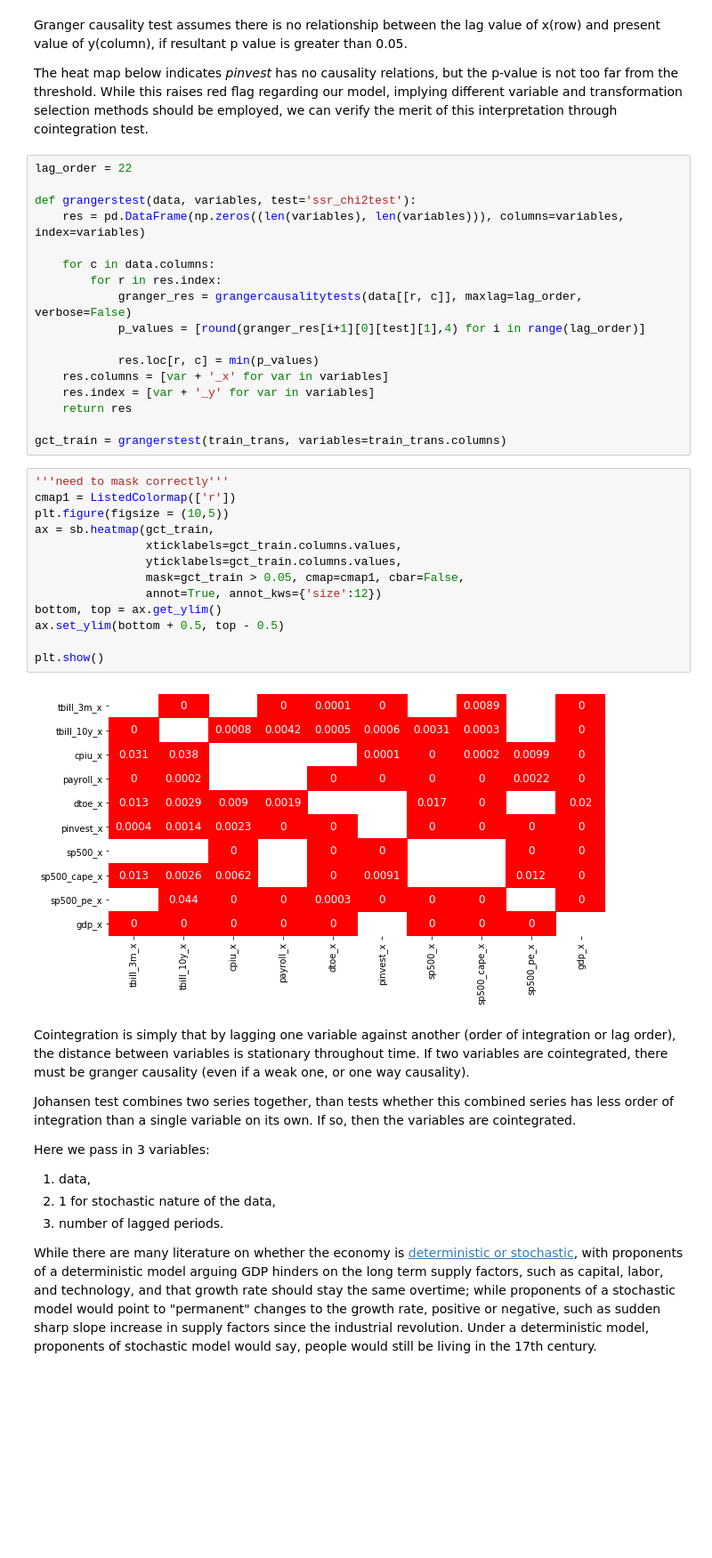
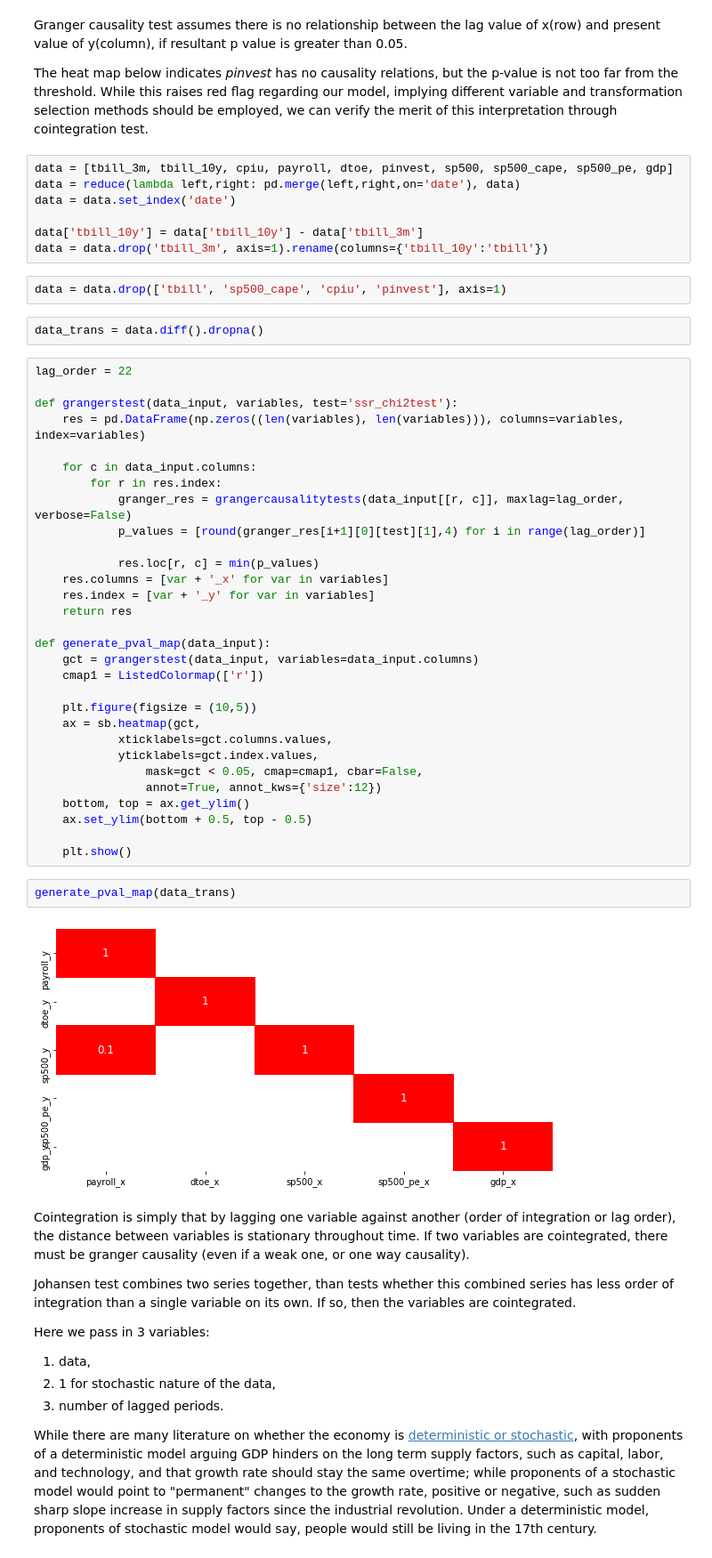
Before and after one commit to jiajunyuan/python-recession-forecaster, a Jupyter notebook: recession_predictor_first_diff.ipynb, the cells around one changed output. Shown: that part at 89% size. Drawn from its saved outputs; the diff is of its cells as text; blank space fills up the shorter version.

```diff
--- a/recession_predictor_first_diff.ipynb
+++ b/recession_predictor_first_diff.ipynb
@@ -429,15 +445,26 @@ VAR Order Selection (* highlights the minimums)
 Granger causality test assumes there is no relationship between the lag value of x(row) and present value of y(column), if resultant p value is greater than 0.05.
 
 The heat map below indicates *pinvest* has no causality relations, but the p-value is not too far from the threshold. While this raises red flag regarding our model, implying different variable and transformation selection methods should be employed, we can verify the merit of this interpretation through cointegration test.
+# %%
+data = [tbill_3m, tbill_10y, cpiu, payroll, dtoe, pinvest, sp500, sp500_cape, sp500_pe, gdp]
+data = reduce(lambda left,right: pd.merge(left,right,on='date'), data)
+data = data.set_index('date')
+
+data['tbill_10y'] = data['tbill_10y'] - data['tbill_3m']
+data = data.drop('tbill_3m', axis=1).rename(columns={'tbill_10y':'tbill'})
+# %%
+data = data.drop(['tbill', 'sp500_cape', 'cpiu', 'pinvest'], axis=1)
+# %%
+data_trans = data.diff().dropna()
 # %%
 lag_order = 22
 
-def grangerstest(data, variables, test='ssr_chi2test'):
+def grangerstest(data_input, variables, test='ssr_chi2test'):
     res = pd.DataFrame(np.zeros((len(variables), len(variables))), columns=variables, index=variables)
 
-    for c in data.columns:
+    for c in data_input.columns:
         for r in res.index:
-            granger_res = grangercausalitytests(data[[r, c]], maxlag=lag_order, verbose=False)
+            granger_res = grangercausalitytests(data_input[[r, c]], maxlag=lag_order, verbose=False)
             p_values = [round(granger_res[i+1][0][test][1],4) for i in range(lag_order)]
 
             res.loc[r, c] = min(p_values)
@@ -445,22 +472,24 @@ def grangerstest(data, variables, test='ssr_chi2test'):
     res.index = [var + '_y' for var in variables]
     return res
 
-gct_train = grangerstest(train_trans, variables=train_trans.columns)
+def generate_pval_map(data_input):
+    gct = grangerstest(data_input, variables=data_input.columns)
+    cmap1 = ListedColormap(['r'])
+
+    plt.figure(figsize = (10,5))
+    ax = sb.heatmap(gct,
+            xticklabels=gct.columns.values,
+            yticklabels=gct.index.values,
+                mask=gct < 0.05, cmap=cmap1, cbar=False,
+                annot=True, annot_kws={'size':12})
+    bottom, top = ax.get_ylim()
+    ax.set_ylim(bottom + 0.5, top - 0.5)
+
+    plt.show()
-# %%
-'''need to mask correctly'''
-cmap1 = ListedColormap(['r'])
-plt.figure(figsize = (10,5))
-ax = sb.heatmap(gct_train,
-                xticklabels=gct_train.columns.values,
-                yticklabels=gct_train.columns.values,
-                mask=gct_train > 0.05, cmap=cmap1, cbar=False,
-                annot=True, annot_kws={'size':12})
-bottom, top = ax.get_ylim()
-ax.set_ylim(bottom + 0.5, top - 0.5)
-
-plt.show()
-# %% [output]
-[figure, removed]
+# %%
+generate_pval_map(data_trans)
+# %% [output]
+[figure, added]
 # %% [markdown]
 Cointegration is simply that by lagging one variable against another (order of integration or lag order), the distance between variables is stationary throughout time. If two variables are cointegrated, there must be granger causality (even if a weak one, or one way causality).
 
```
Also changed, not shown: parts of 18 cells of this notebook, 1 other file.
